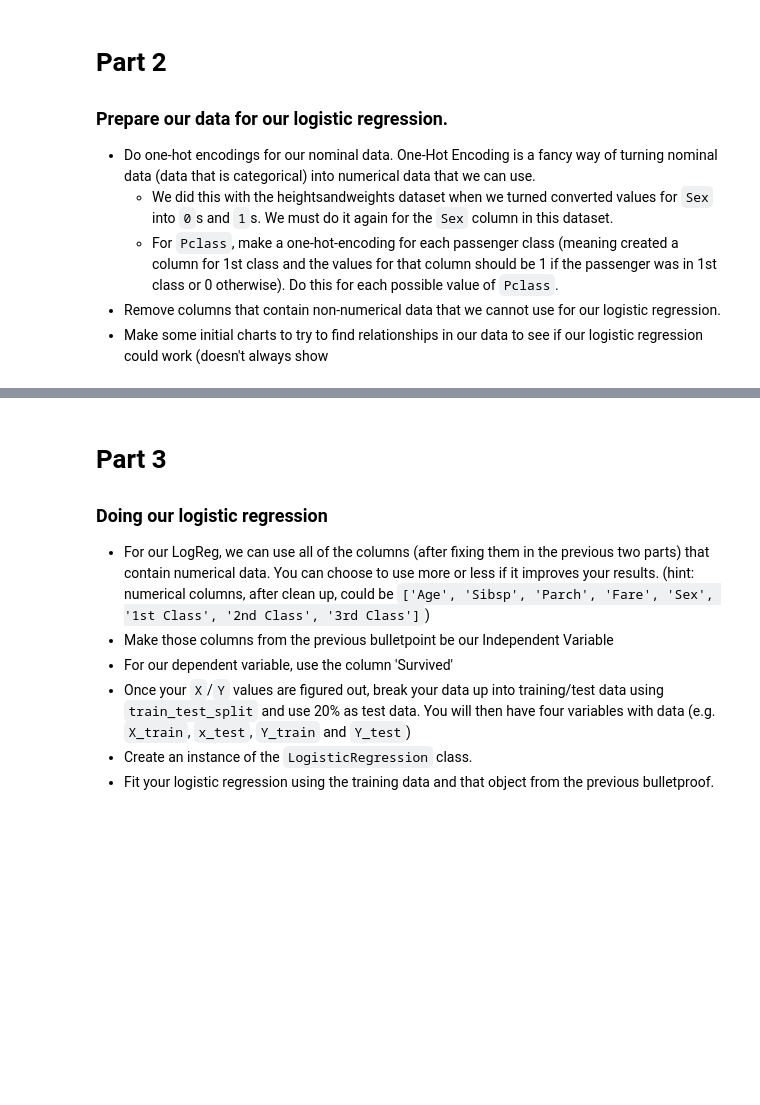
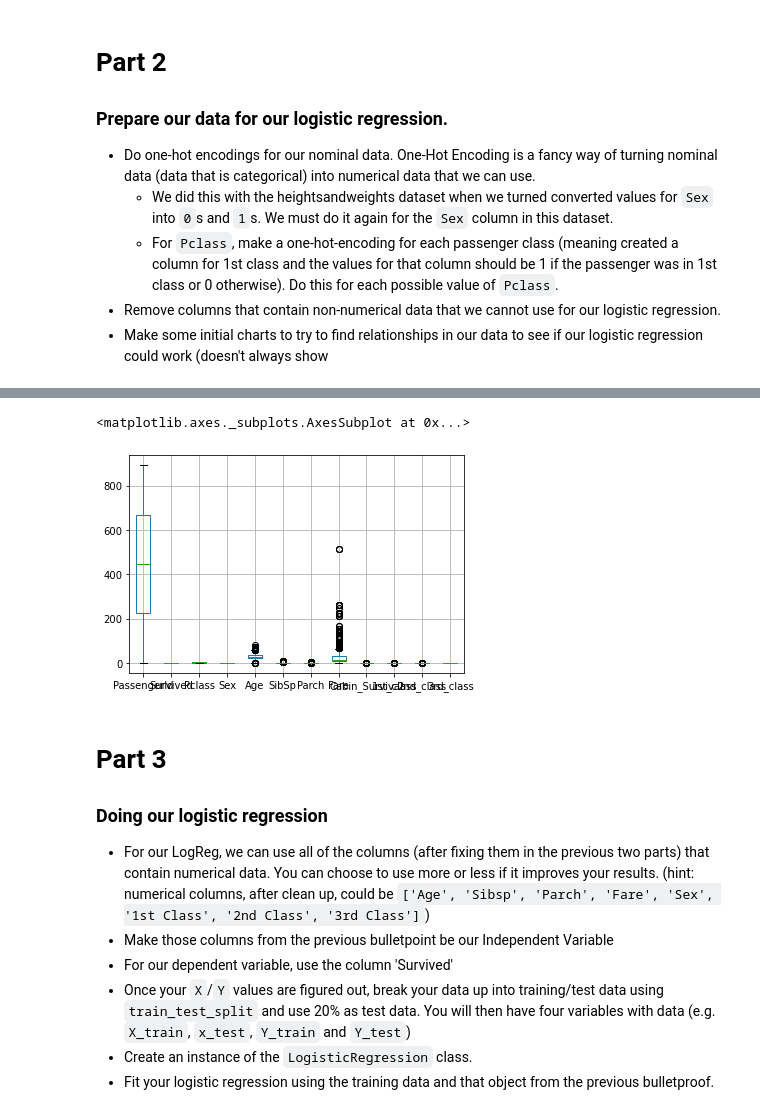
Before and after one commit to clarimayo/Jupyter_notebooks, a Jupyter notebook: Projects/Project 22/Logistic-Regression-Project.ipynb, the cells around one changed output, grey strips where cells are left out. Cells and saved outputs as stored; diff of their text form; code cells hidden in the pictures; blank space fills up the shorter version.

```diff
--- a/Projects/Project 22/Logistic-Regression-Project.ipynb
+++ b/Projects/Project 22/Logistic-Regression-Project.ipynb
@@ -172,4 +186,4 @@ memory usage: 76.7+ KB
 * Make some initial charts to try to find relationships in our data to see if our logistic regression could work (doesn't always show
 # %%
 values = {"male":0, "female":1}
-df["Sex"] = df["Sex"].apply(lambda x:values[x])
+df["Sex"] = df["Sex"].apply(lambda x: x ==values[x])
@@ -189,0 +190,6 @@ Name: Sex, Length: 891, dtype: int64
+# %%
+df["1st_class"] = df["Pclass"].apply(lambda x: 1 if x==1 else 0)
+# %%
+df["2nd_class"] = df["Pclass"].apply(lambda x: 1 if x==2 else 0)
+# %%
+df["3rd_class"] = df["Pclass"].apply(lambda x: 1 if x==3 else 0)
@@ -189,0 +215,5 @@ Name: Sex, Length: 891, dtype: int64
+# %%
+df.boxplot()
+# %% [output]
+<matplotlib.axes._subplots.AxesSubplot at 0x...>
+[figure, added]
```
Also changed, not shown: parts of 23 cells of this notebook, 3 other files.
